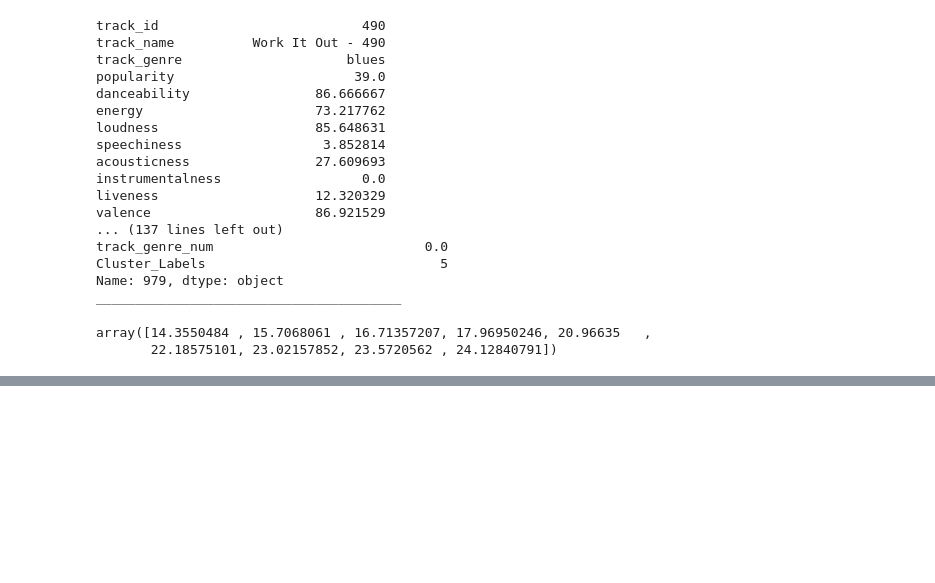
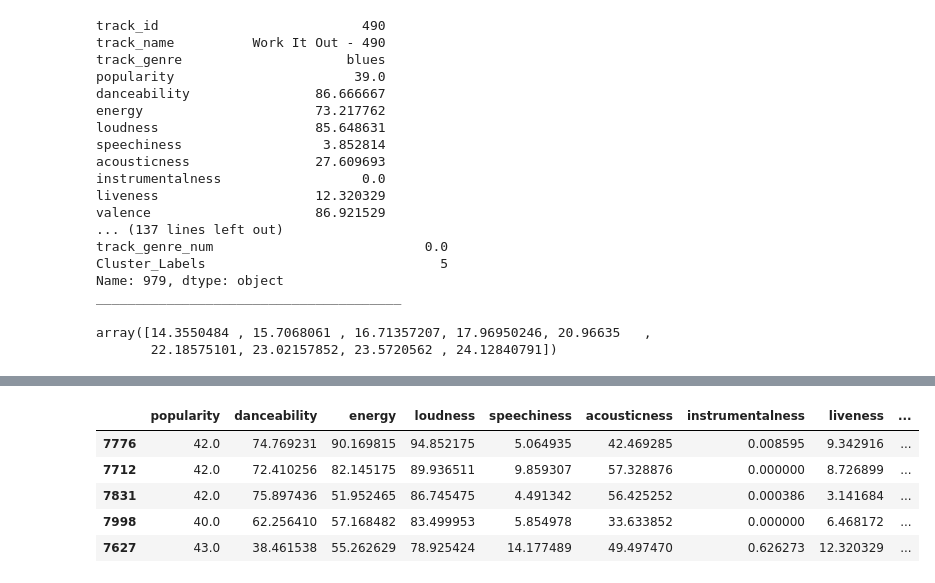
Before and after one commit to Akash-1gif/spotify_music_recommendation_system, a Jupyter notebook: songs_recommendation3.ipynb, the cells around one changed output, grey strips where cells are left out. Saved outputs shown, nothing was run; the diff lists cells and outputs as text; code cells hidden in the pictures; blank space fills up the shorter version.

```diff
--- a/songs_recommendation3.ipynb
+++ b/songs_recommendation3.ipynb
@@ -206,0 +307,10 @@ array([14.3550484 , 15.7068061 , 16.71357207, 17.96950246, 20.96635   ,
+# %%
+df_class_1=df_class.drop(['track_id','track_name','track_genre','Cluster_Labels'],axis=1)
+df_class_1.head()
+# %% [output]
+|  | popularity | danceability | energy | loudness | speechiness | acousticness | instrumentalness | liveness | ... |
+| 7776 | 42.0 | 74.769231 | 90.169815 | 94.852175 | 5.064935 | 42.469285 | 0.008595 | 9.342916 | ... |
+| 7712 | 42.0 | 72.410256 | 82.145175 | 89.936511 | 9.859307 | 57.328876 | 0.000000 | 8.726899 | ... |
+| 7831 | 42.0 | 75.897436 | 51.952465 | 86.745475 | 4.491342 | 56.425252 | 0.000386 | 3.141684 | ... |
+| 7998 | 40.0 | 62.256410 | 57.168482 | 83.499953 | 5.854978 | 33.633852 | 0.000000 | 6.468172 | ... |
+| 7627 | 43.0 | 38.461538 | 55.262629 | 78.925424 | 14.177489 | 49.497470 | 0.626273 | 12.320329 | ... |
```
Also changed, not shown: parts of 37 cells of this notebook, 1 other file.
